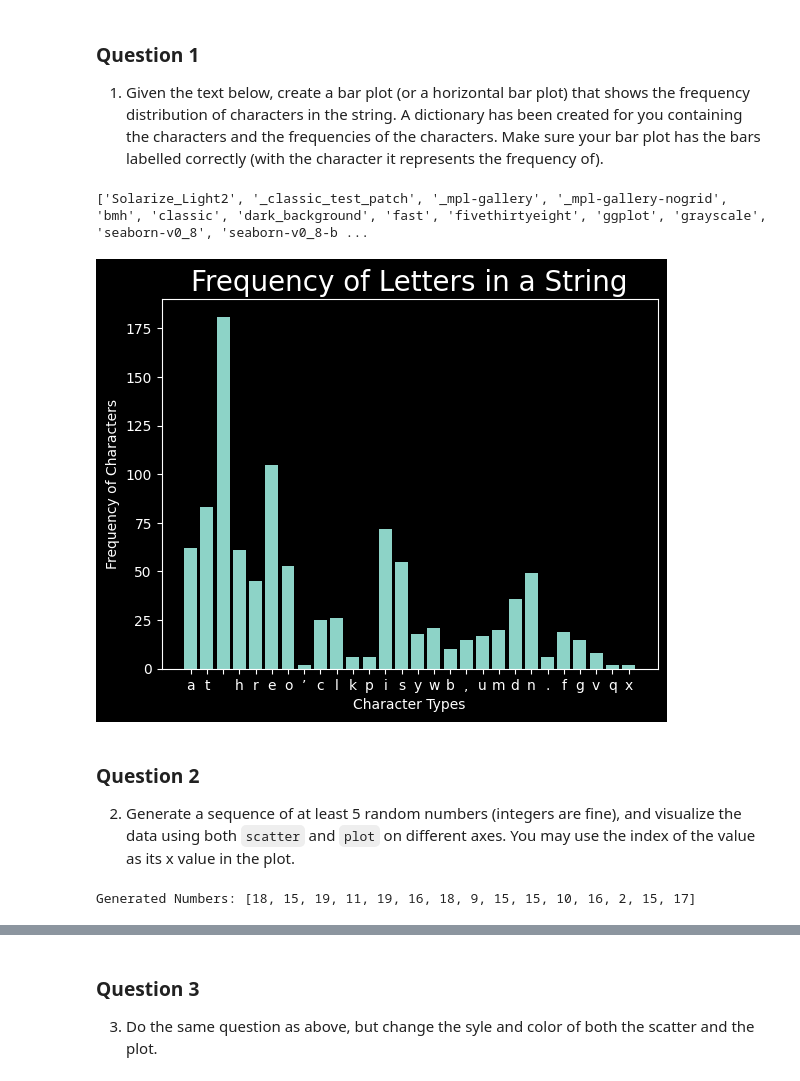
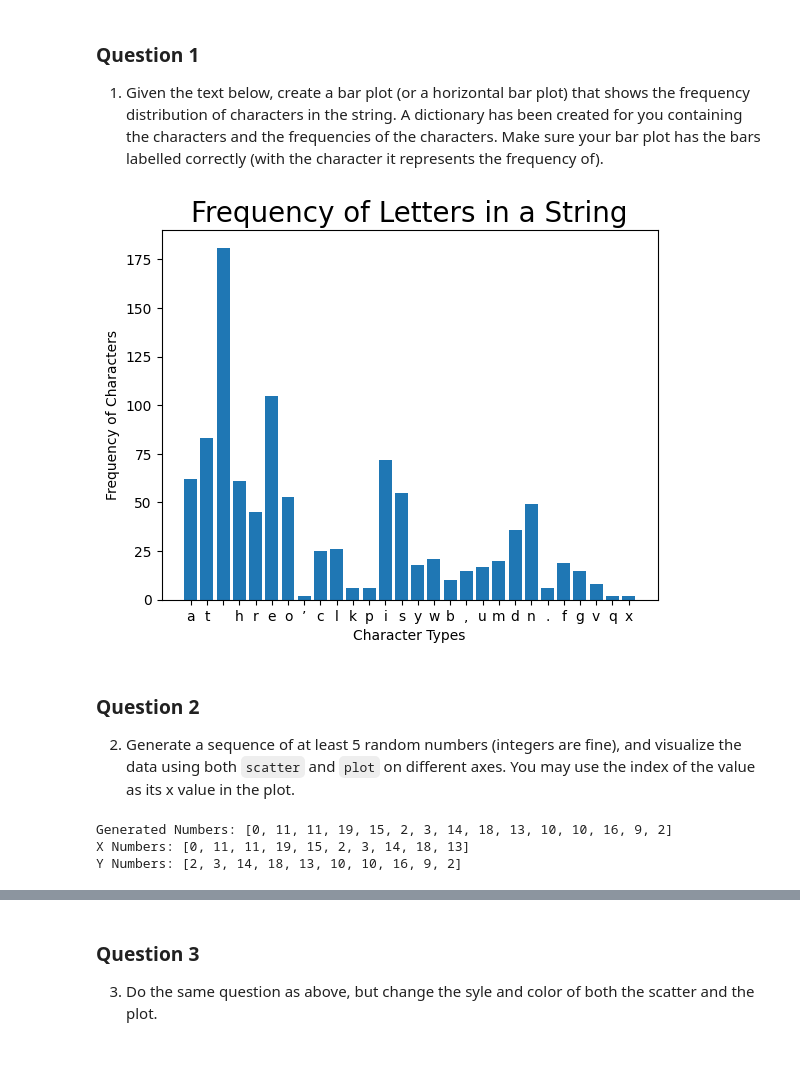
Before and after one commit to MichaelPogue/Northwest-Missouri-State-University, a Jupyter notebook: Web Mining and Applied NLP (44-620)/Module 3/Pogue - Homework - Module 3.ipynb, the cells around one changed output, grey strips where cells are left out. Cells and saved outputs as stored; diff of their text form; code cells hidden in the pictures.

```diff
--- a/Web Mining and Applied NLP (44-620)/Module 3/Pogue - Homework - Module 3.ipynb
+++ b/Web Mining and Applied NLP (44-620)/Module 3/Pogue - Homework - Module 3.ipynb
@@ -21,31 +21,34 @@ Make sure your bar plot has the bars labelled correctly (with the character it r
 # %%
 # Module Imports
 import random as rng
 from matplotlib import pyplot as plt
 from matplotlib import style
 from collections import Counter
 import numpy as np
+
+# Attempt to clear chart style - FAILED
+plt.cla()
 
 # Primary Code
 TEXT = "At three o’clock precisely I was at Baker Street, but Holmes had not yet returned. The landlady informed me that he had left the house shortly after eight o’clock in the morning. I sat down beside the fire, however, with the intention of awaiting him, however long he might be. I was already deeply interested in his inquiry, for, though it was surrounded by none of the grim and strange features which were associated with the two crimes which I have already recorded, still, the nature of the case and the exalted station of his client gave it a character of its own. Indeed, apart from the nature of the investigation which my friend had on hand, there was something in his masterly grasp of a situation, and his keen, incisive reasoning, which made it a pleasure to me to study his system of work, and to follow the quick, subtle methods by which he disentangled the most inextricable mysteries. So accustomed was I to his invariable success that the very possibility of his failing had ceased to enter into my head.".lower()
 letter_freq = dict(Counter(TEXT))
 
 x = letter_freq.keys()
 y = letter_freq.values()
 
 # Chart
-plt.title('Frequency of Letters in a String', fontsize=20, y=1)
-plt.xlabel('Character Types')
-plt.ylabel('Frequency of Characters')
+plt.title('Frequency of Letters in a String', color='black', fontsize=20, y=1)
+plt.xlabel('Character Types', color='black')
+plt.ylabel('Frequency of Characters', color='black')
 plt.bar(x,y)
 # If this is still here, I started playing with styles that somehow managed to turn into a virus and infect all my other charts. I don't know
 # to make it stop. Google has failed me. I'm scared. ='(
-#plt.style.use('Solarize_Light2')
 
-print(plt.style.available)
+
+plt.style.use('default')
+plt.show()
 # %% [output]
-['Solarize_Light2', '_classic_test_patch', '_mpl-gallery', '_mpl-gallery-nogrid', 'bmh', 'classic', 'dark_background', 'fast', 'fivethirtyeight', 'ggplot', 'grayscale', 'seaborn-v0_8', 'seaborn-v0_8-b ...
-[figure, old version]
+[figure, new version]
 # %% [markdown]
 ### Question 2
 
@@ -59,8 +62,12 @@ for i in range(0, 15):
 print('Generated Numbers:', list)
 x = list[:10]
 y = list[-10:]
+print('X Numbers:', x)
+print('Y Numbers:', y)
 # %% [output]
-Generated Numbers: [18, 15, 19, 11, 19, 16, 18, 9, 15, 15, 10, 16, 2, 15, 17]
+Generated Numbers: [0, 11, 11, 19, 15, 2, 3, 14, 18, 13, 10, 10, 16, 9, 2]
+X Numbers: [0, 11, 11, 19, 15, 2, 3, 14, 18, 13]
+Y Numbers: [2, 3, 14, 18, 13, 10, 10, 16, 9, 2]
 # %%
 # Initialise the subplot function using number of rows and columns
 figure, axis = plt.subplots(2)
```
Also changed, not shown: parts of 4 cells of this notebook.
